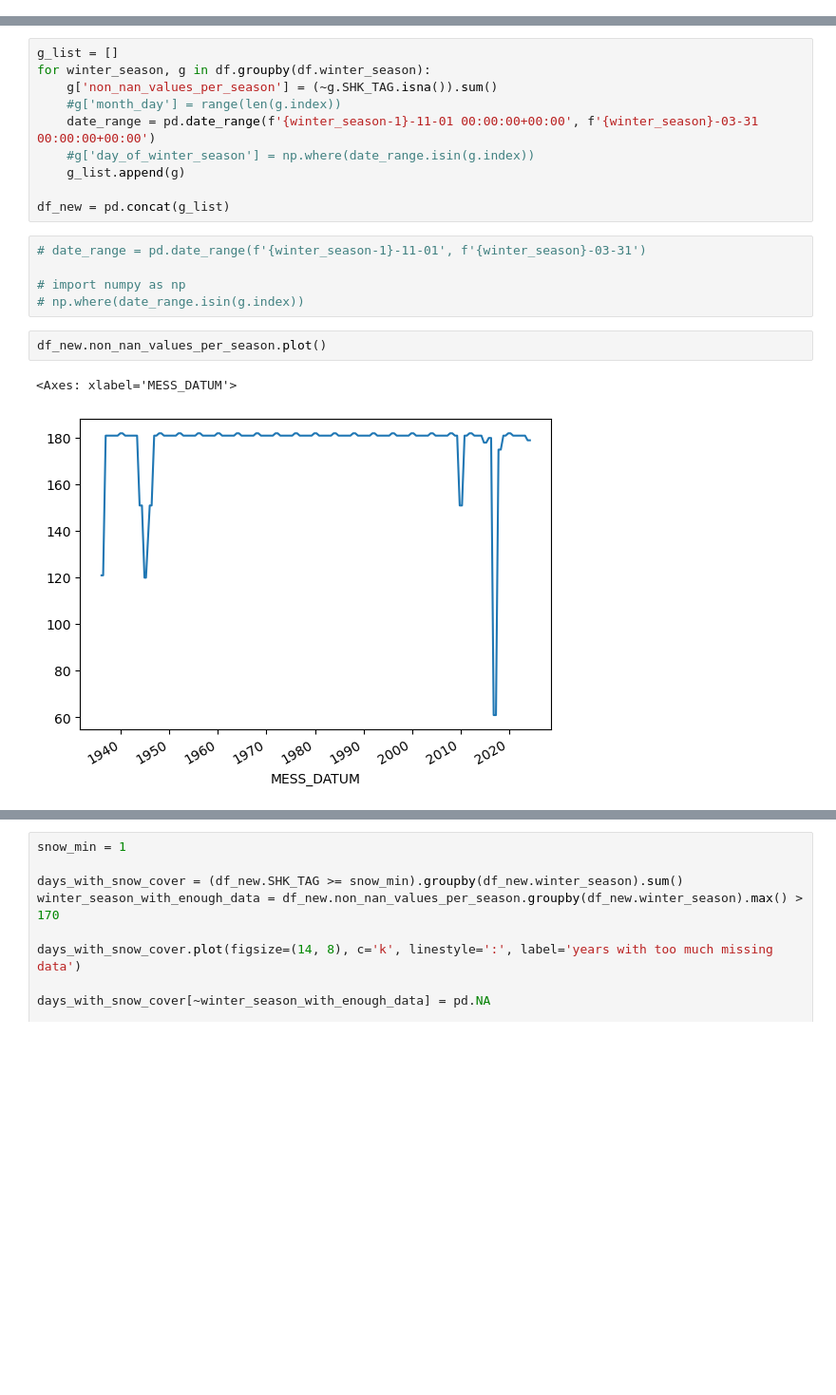
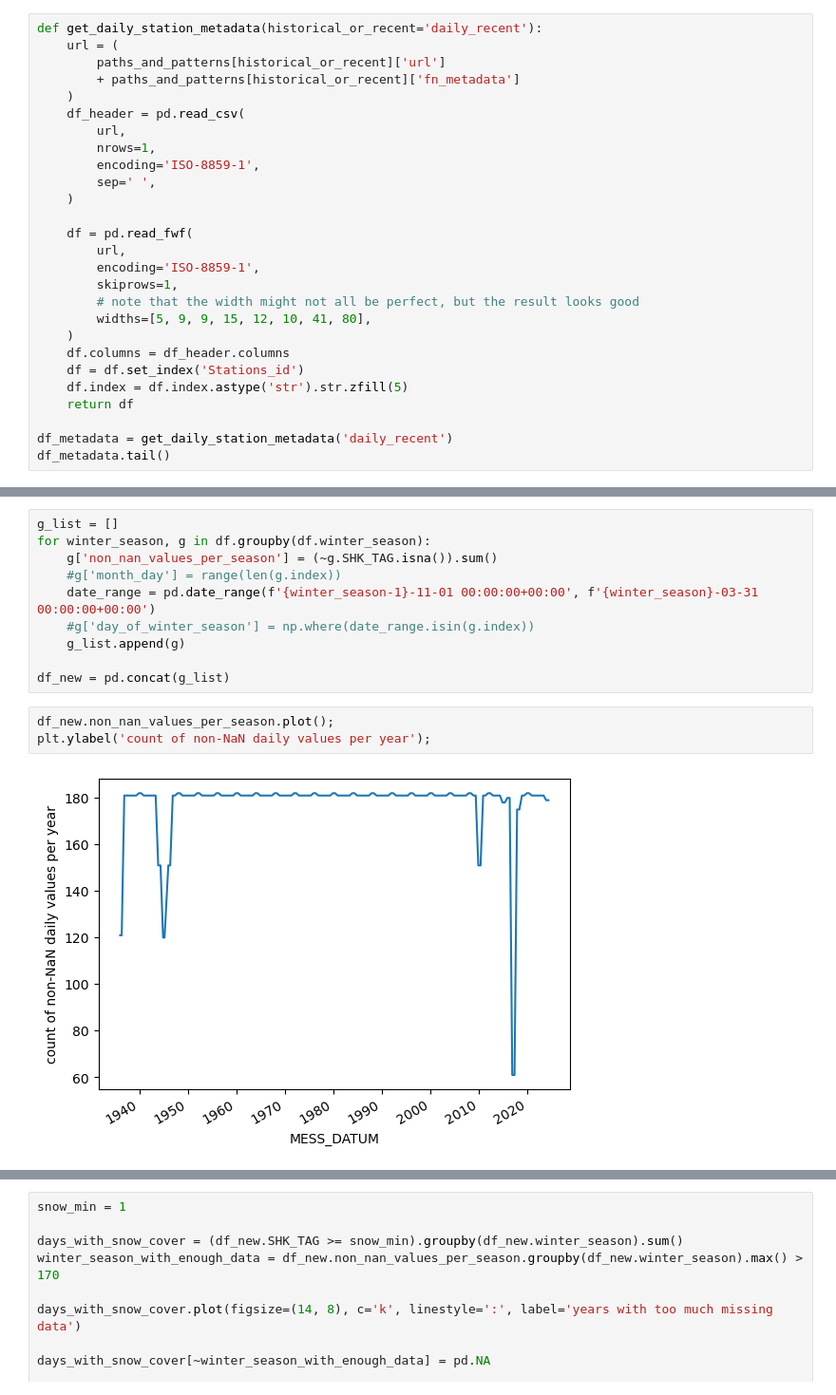
Before and after one commit to cchwala/dwd_snow_data_analysis, a Jupyter notebook: days_with_snow_cover.ipynb, the cells around one changed output, grey strips where cells are left out. Shown: that part at 95% size. Drawn from its saved outputs; the diff is of its cells as text; blank space fills up the shorter version.

```diff
--- a/days_with_snow_cover.ipynb
+++ b/days_with_snow_cover.ipynb
@@ -55,0 +24,27 @@ df_metadata.tail()
+# %%
+def get_daily_station_metadata(historical_or_recent='daily_recent'):
+    url = (
+        paths_and_patterns[historical_or_recent]['url']
+        + paths_and_patterns[historical_or_recent]['fn_metadata']
+    )
+    df_header = pd.read_csv(
+        url,
+        nrows=1,
+        encoding='ISO-8859-1',
+        sep=' ',
+    )
+
+    df = pd.read_fwf(
+        url,
+        encoding='ISO-8859-1',
+        skiprows=1,
+        # note that the width might not all be perfect, but the result looks good
+        widths=[5, 9, 9, 15, 12, 10, 41, 80],
+    )
+    df.columns = df_header.columns
+    df = df.set_index('Stations_id')
+    df.index = df.index.astype('str').str.zfill(5)
+    return df
+
+df_metadata = get_daily_station_metadata('daily_recent')
+df_metadata.tail()
@@ -182,13 +199,8 @@ for winter_season, g in df.groupby(df.winter_season):
     g_list.append(g)
 
 df_new = pd.concat(g_list)
-# %%
-# date_range = pd.date_range(f'{winter_season-1}-11-01', f'{winter_season}-03-31')
-
-# import numpy as np
-# np.where(date_range.isin(g.index))
 # %%
-df_new.non_nan_values_per_season.plot()
+df_new.non_nan_values_per_season.plot();
+plt.ylabel('count of non-NaN daily values per year');
 # %% [output]
-<Axes: xlabel='MESS_DATUM'>
-[figure, old version]
+[figure, new version]
```
Also changed, not shown: parts of 14 cells of this notebook.
